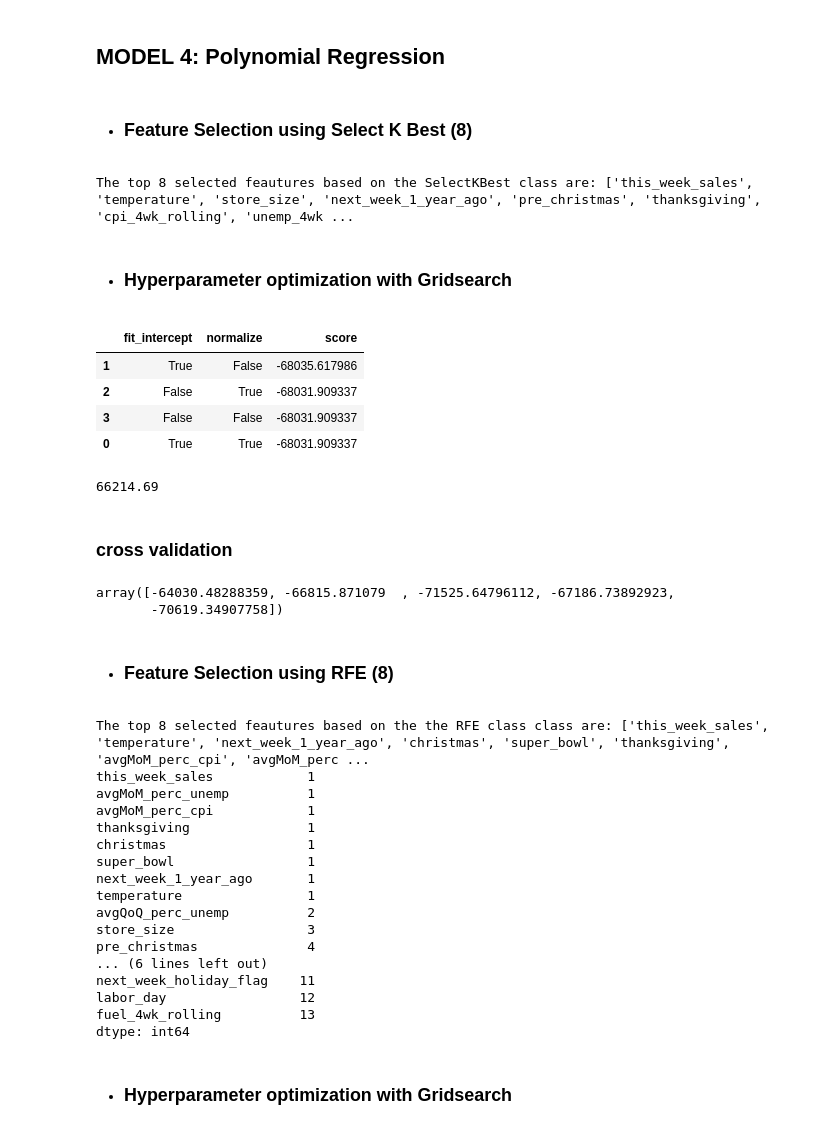
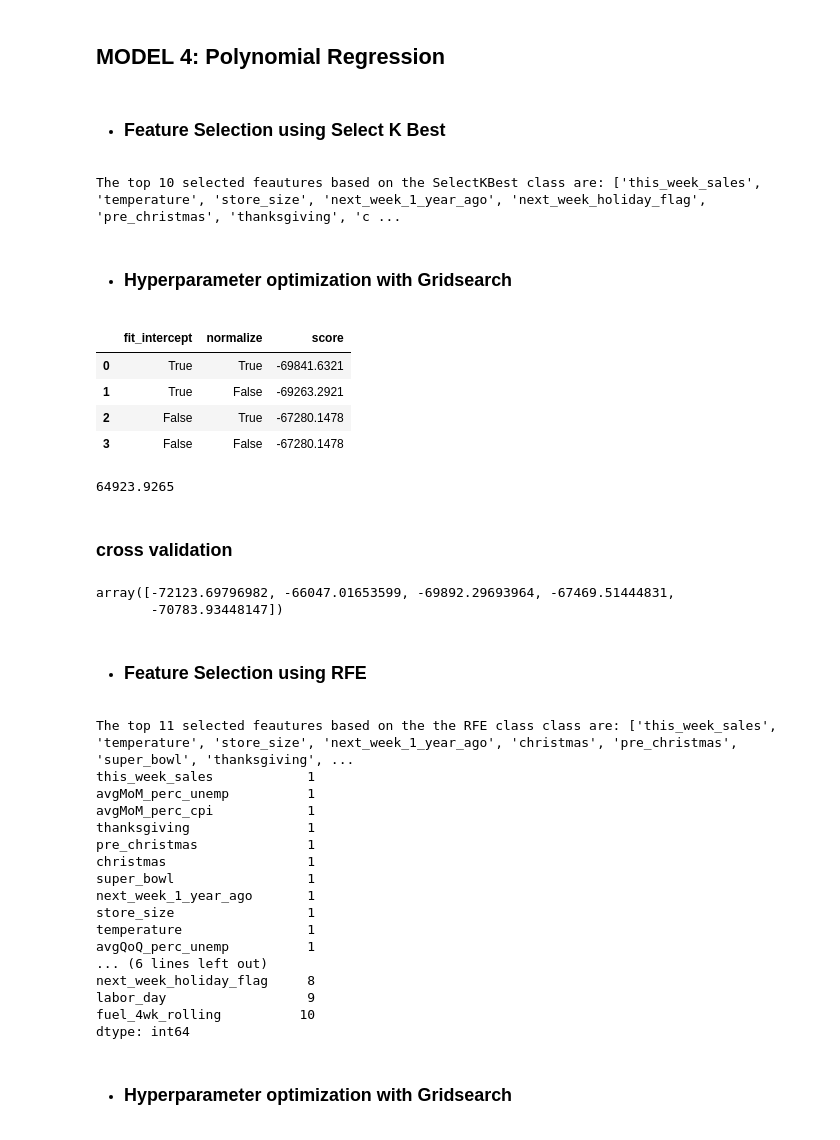
Before and after one commit to Attention-Walmart-Shoppers/capstone, a Jupyter notebook: final_notebook_draft.ipynb, the cells around one changed output. Saved outputs shown, nothing was run; the diff lists cells and outputs as text; code cells hidden in the pictures.

```diff
--- a/final_notebook_draft.ipynb
+++ b/final_notebook_draft.ipynb
@@ -544,12 +566,12 @@ metric_df = metric_df.append(
 ## MODEL 4: Polynomial Regression
 # %% [markdown]
 ###
-* ### Feature Selection using  Select K Best (8)
+* ### Feature Selection using  Select K Best
 # %%
 # use function to get the top 8 features
-top_sb =m.select_kbest(X_train_scaled, y_train, 8)
+top_sb =m.select_kbest(X_train_scaled, y_train, 10)
 # %% [output]
-The top 8 selected feautures based on the SelectKBest class are: ['this_week_sales', 'temperature', 'store_size', 'next_week_1_year_ago', 'pre_christmas', 'thanksgiving', 'cpi_4wk_rolling', 'unemp_4wk ...
+The top 10 selected feautures based on the SelectKBest class are: ['this_week_sales', 'temperature', 'store_size', 'next_week_1_year_ago', 'next_week_holiday_flag', 'pre_christmas', 'thanksgiving', 'c ...
 # %%
 # make the polynomial features to get a new set of features
 pf = PolynomialFeatures(degree = 2)
@@ -565,23 +587,23 @@ X_test_degree3 = pf.transform(X_test_scaled[top_sb])
 # %%
 # specify the parameters we wish to use as a dictionary, then use that dictionary when we create the class.
 params = {
           'normalize': [True, False],
           'fit_intercept':[True, False],
          }
 
-m.gridsearch (X_train_degree3, y_train, LinearRegression() , params, 'neg_root_mean_squared_error')
+round(m.gridsearch (X_train_degree3, y_train, LinearRegression() , params, 'neg_root_mean_squared_error'), 4)
 # %% [output]
 |  | fit_intercept | normalize | score |
-| 1 | True | False | -68035.617986 |
-| 2 | False | True | -68031.909337 |
-| 3 | False | False | -68031.909337 |
-| 0 | True | True | -68031.909337 |
+| 0 | True | True | -69841.6321 |
+| 1 | True | False | -69263.2921 |
+| 2 | False | True | -67280.1478 |
+| 3 | False | False | -67280.1478 |
 # %%
 # create the model and calculate RMSE
 pol_skb = m.create_model(X_train_degree3, y_train_df, 'actual',LinearRegression( normalize=True, fit_intercept = True ), 'pol2_skb' )
-round(pol_skb['rmse'], 2)
+round(pol_skb['rmse'], 4)
 # %% [output]
-66214.69
+64923.9265
 # %% [markdown]
 ### cross validation
 # %%
@@ -591,5 +613,5 @@ clf = LinearRegression( normalize=False, fit_intercept = True )
 cross = cross_val_score(clf, X_train_degree3, y_train, cv=5, scoring = 'neg_root_mean_squared_error')
 cross
 # %% [output]
-array([-64030.48288359, -66815.871079  , -71525.64796112, -67186.73892923,
-       -70619.34907758])
+array([-72123.69796982, -66047.01653599, -69892.29693964, -67469.51444831,
+       -70783.93448147])
@@ -596,26 +625,26 @@ array([-64030.48288359, -66815.871079  , -71525.64796112, -67186.73892923,
 # %% [markdown]
 ###
-* ### Feature Selection using  RFE (8)
+* ### Feature Selection using  RFE
 # %%
 # get the top 8 features by RFE
-top_rfe_pol = m.select_rfe(X_train_scaled, y_train, 8, LinearRegression(normalize=False, fit_intercept = False) )
+top_rfe_pol = m.select_rfe(X_train_scaled, y_train, 11, LinearRegression(normalize=False, fit_intercept = False) )
 # %% [output]
-The top 8 selected feautures based on the the RFE class class are: ['this_week_sales', 'temperature', 'next_week_1_year_ago', 'christmas', 'super_bowl', 'thanksgiving', 'avgMoM_perc_cpi', 'avgMoM_perc ...
+The top 11 selected feautures based on the the RFE class class are: ['this_week_sales', 'temperature', 'store_size', 'next_week_1_year_ago', 'christmas', 'pre_christmas', 'super_bowl', 'thanksgiving', ...
 this_week_sales            1
 avgMoM_perc_unemp          1
 avgMoM_perc_cpi            1
 thanksgiving               1
+pre_christmas              1
 christmas                  1
 super_bowl                 1
 next_week_1_year_ago       1
+store_size                 1
 temperature                1
-avgQoQ_perc_unemp          2
-store_size                 3
-pre_christmas              4
+avgQoQ_perc_unemp          1
 ... (6 lines left out)
-next_week_holiday_flag    11
-labor_day                 12
-fuel_4wk_rolling          13
+next_week_holiday_flag     8
+labor_day                  9
+fuel_4wk_rolling          10
 dtype: int64
 # %%
 # make the polynomial features to get a new set of features
```
Also changed, not shown: parts of 43 cells of this notebook.
